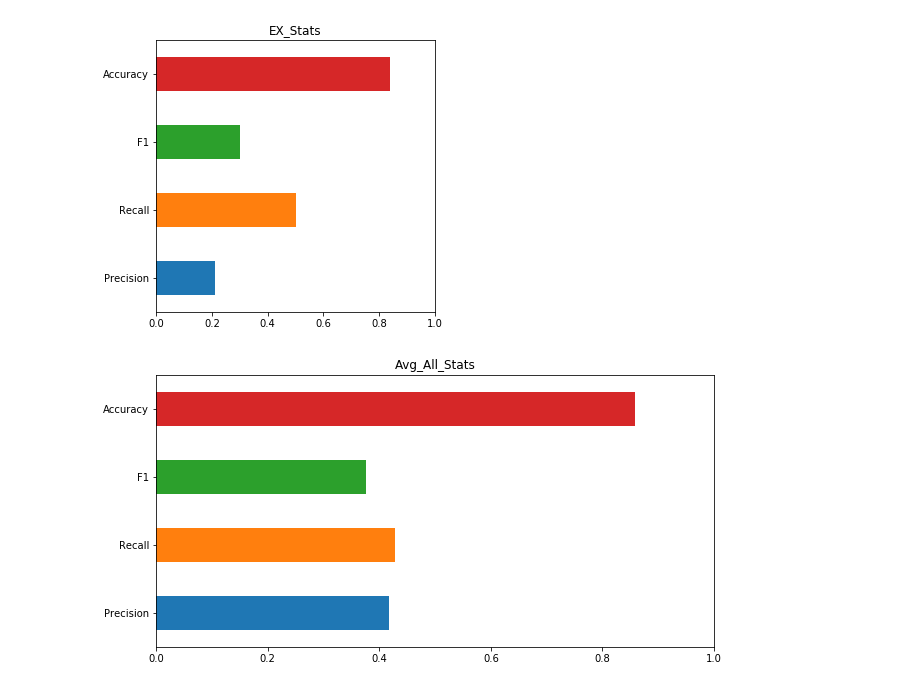
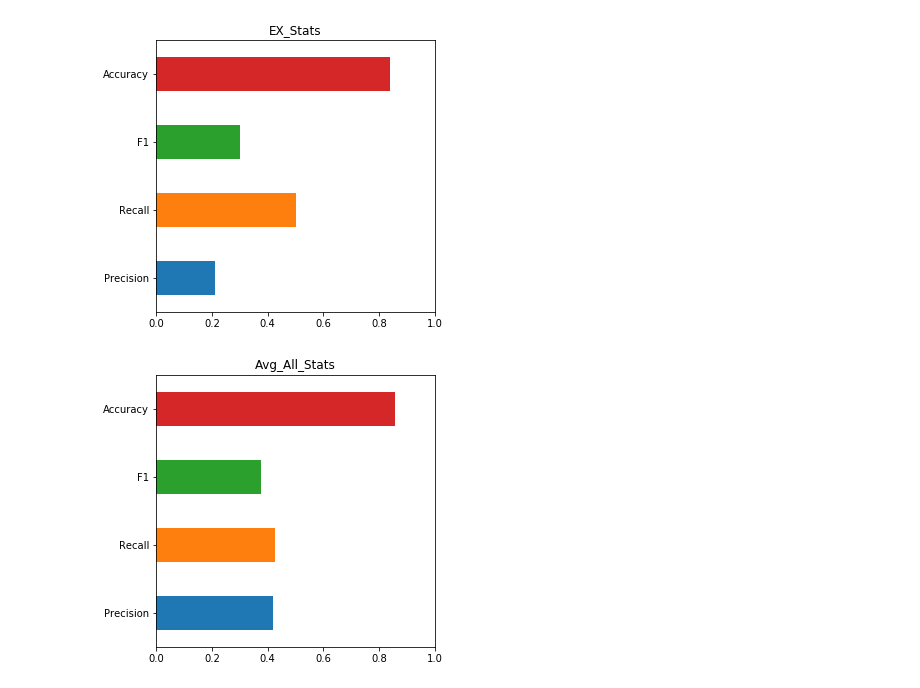
Before and after one commit to adimitrova/Thesis, a Jupyter notebook: Python Scripts/Metadata platform coverage stats and plots.ipynb, the cells around one changed output. Drawn from its saved outputs; the diff is of its cells as text; code cells hidden in the pictures.

Commit message:
upd plots code

```diff
--- a/Python Scripts/Metadata platform coverage stats and plots.ipynb
+++ b/Python Scripts/Metadata platform coverage stats and plots.ipynb
@@ -319,10 +319,10 @@ plt.savefig(imagepath+'\\EX_Stats.png',bbox_inches="tight")
 # %%
 header = ['Precision','Recall','F1','Accuracy']
 data = [prec_avg,rec_avg,f1_avg,acc_avg]
 
 data_ser = pd.Series(data, index=header)
-data_ser.plot(kind='barh',xlim=(0,1),figsize=(10, 5),title="Avg_All_Stats")
+data_ser.plot(kind='barh',xlim=(0,1),figsize=(5, 5),title="Avg_All_Stats")
 
-plt.savefig(imagepath+'\\Avg_All_Stats.png',bbox_inches="tight")
+plt.savefig(imagepath+'\\Avg_All_Stats_square.png',bbox_inches="tight")
 # %% [output]
-[figure, old version]
+[figure, new version]
```
